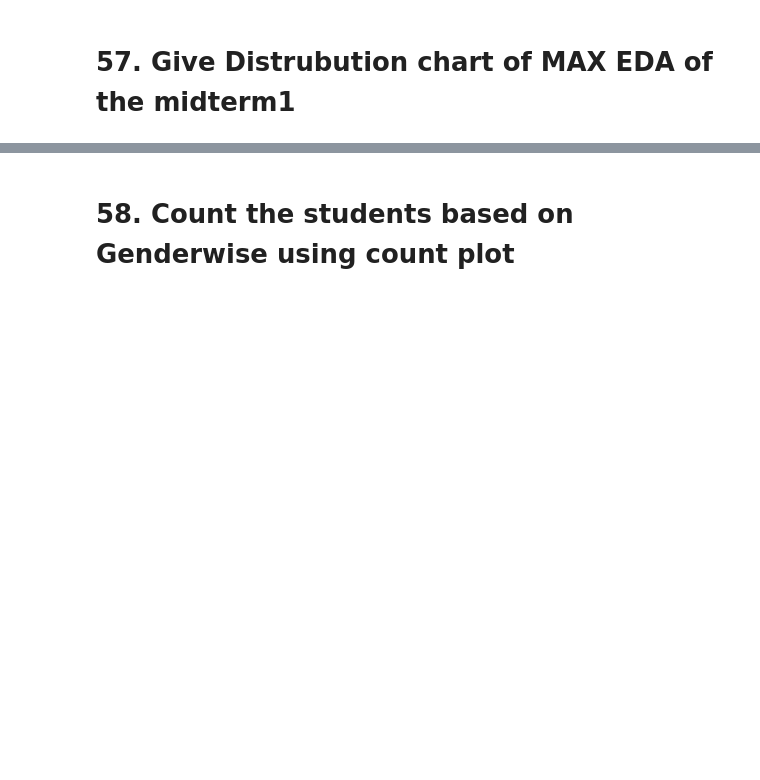
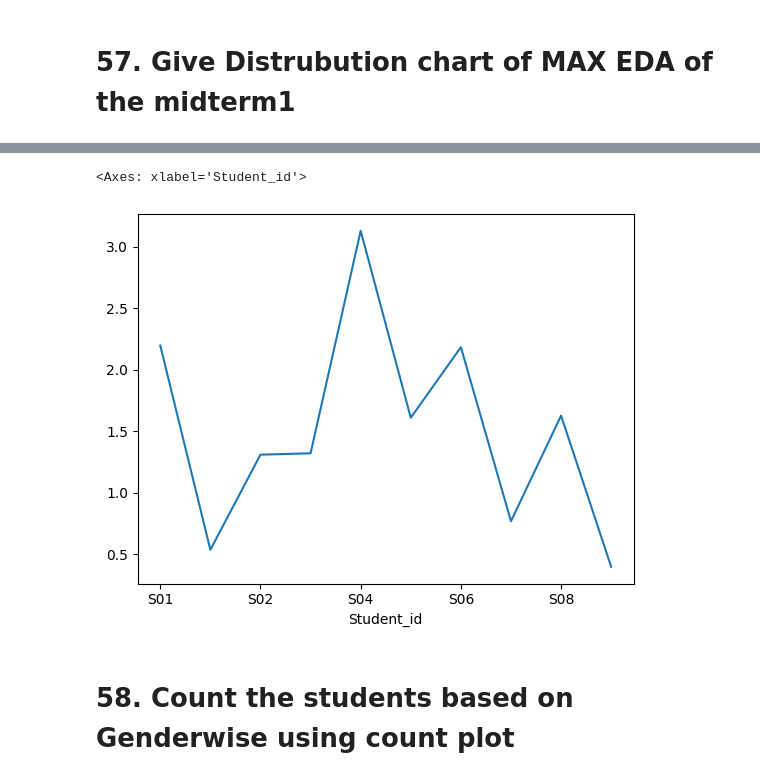
Before and after one commit to PHTeam7/Team7_TinyCoders_PythonHackathon_Dec, a Jupyter notebook: Team7_TinyCoders_Main80Questions.ipynb, the cells around one changed output, grey strips where cells are left out. Cells and saved outputs as stored; diff of their text form; code cells hidden in the pictures; blank space fills up the shorter version.

```diff
--- a/Team7_TinyCoders_Main80Questions.ipynb
+++ b/Team7_TinyCoders_Main80Questions.ipynb
@@ -250,3 +355,8 @@ Display each row of this array as a separate slice
+# %%
+df_eda[df_eda['Exam'] == 'midterm 1'].groupby('Student_id').max('EDA')['EDA'].plot()
+# %% [output]
+<Axes: xlabel='Student_id'>
+[figure, added]
 # %% [markdown]
 # 58. Count the students based on Genderwise using count plot
 # %% [markdown]
```
Also changed, not shown: parts of 10 cells of this notebook.
